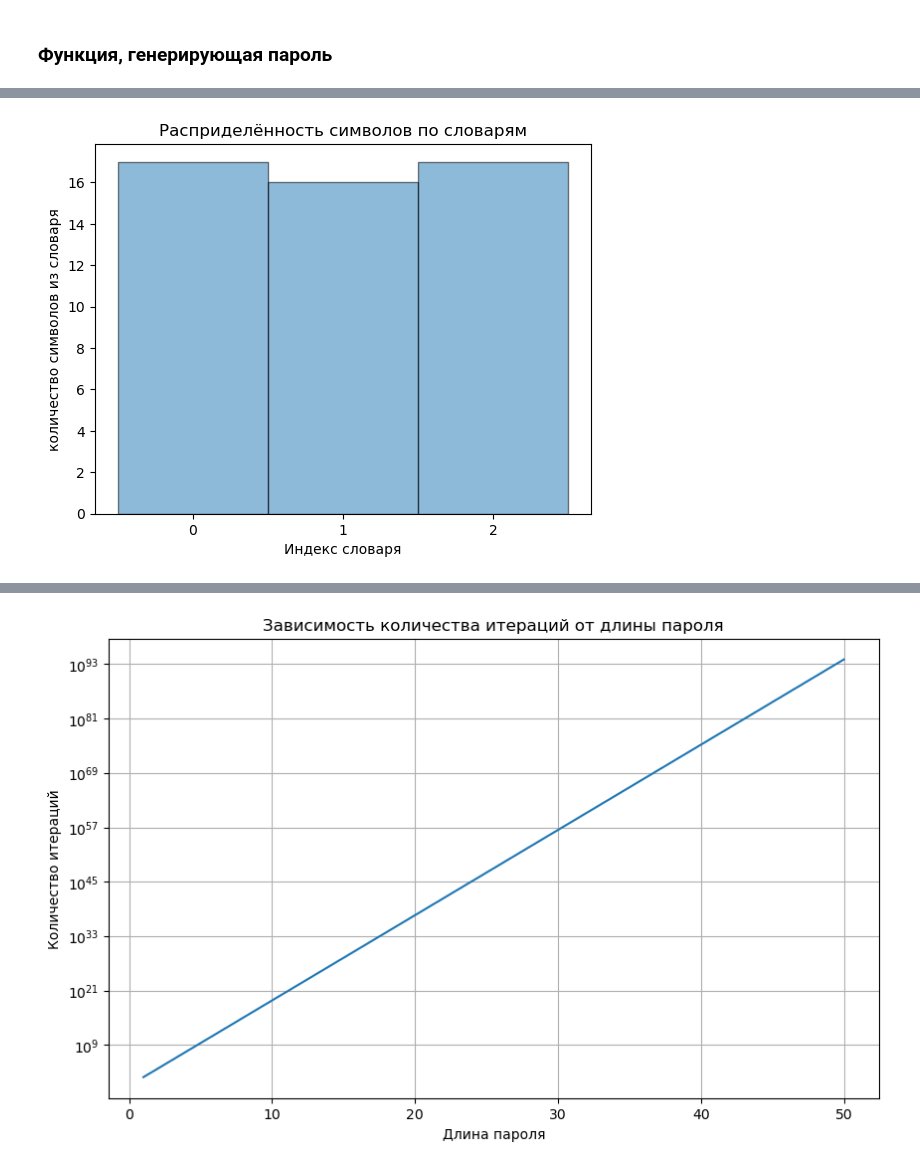
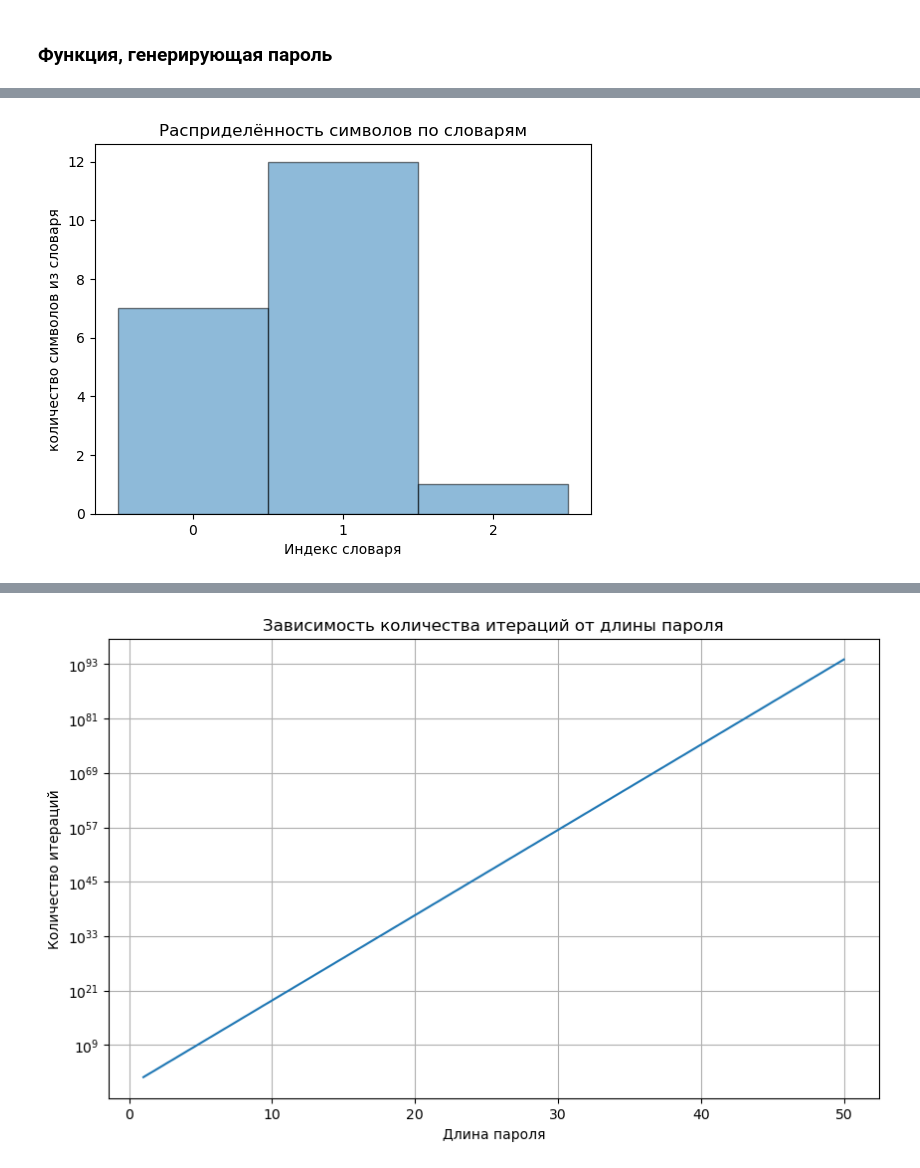
Before and after one commit to Mediano4e/bsuir-labs-2, a Jupyter notebook: sem5/simziis/lab1/main.ipynb, the cells around one changed output, grey strips where cells are left out. Cells and saved outputs as stored; diff of their text form; code cells hidden in the pictures.

```diff
--- a/sem5/simziis/lab1/main.ipynb
+++ b/sem5/simziis/lab1/main.ipynb
@@ -81,23 +81,22 @@ count_dist(generate_password(30))
 # %%
 password = generate_password(20)
-fix_password = generate_fix_password(50)
 x_values =  list(range(len(symb_dicts)))
-y_values = count_dist(fix_password)
+y_values = count_dist(password)
 
 bars = plt.bar(x_values, y_values, edgecolor='black', alpha=0.5, width=1)
 
 
 
 plt.title('Расприделённость символов по словарям')
 plt.xlabel('Индекс словаря')
 plt.ylabel('количество символов из словаря')
 
 plt.gca().xaxis.set_major_locator(ticker.MaxNLocator(integer=True))
 plt.gca().yaxis.set_major_locator(ticker.MaxNLocator(integer=True))
 
 plt.xticks(x_values)
 
 
 plt.show()
 # %% [output]
-[figure, old version]
+[figure, new version]
```
Also changed, not shown: parts of 5 cells of this notebook.
